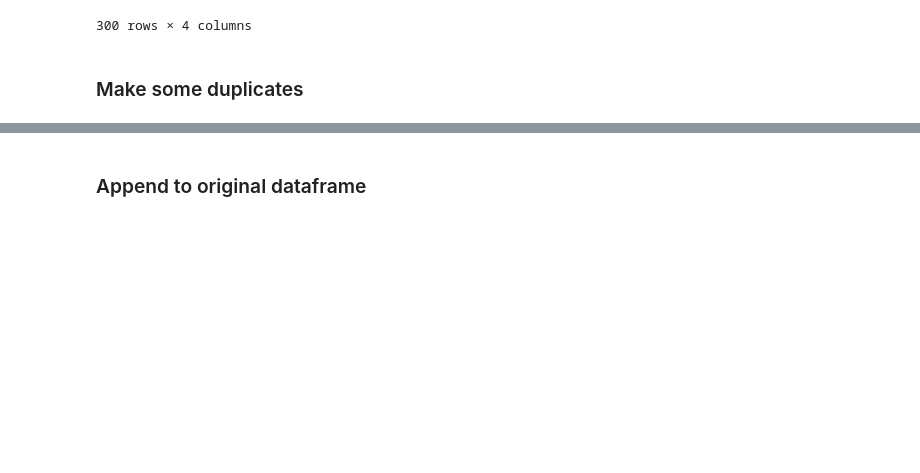
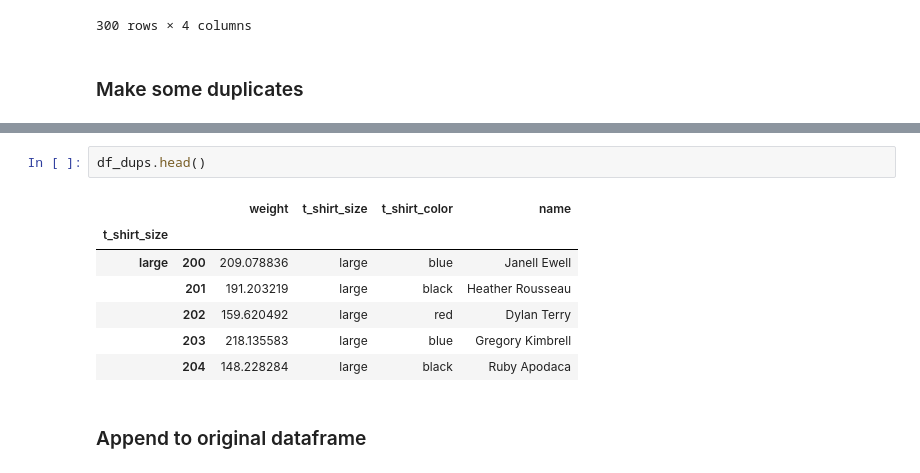
Before and after one commit to CNUClasses/DATA301_CODE, a Jupyter notebook: week_3/31_cleaning_missing_and_duplicate_data.ipynb, the cells around one changed output, grey strips where cells are left out. Drawn from its saved outputs; the diff is of its cells as text; blank space fills up the shorter version.

```diff
--- a/week_3/31_cleaning_missing_and_duplicate_data.ipynb
+++ b/week_3/31_cleaning_missing_and_duplicate_data.ipynb
@@ -84,3 +84,13 @@ df_dups
+# %%
+df_dups.head()
+# %% [output]
+|  |  | weight | t_shirt_size | t_shirt_color | name |
+| t_shirt_size |  |  |  |  |  |
+| large | 200 | 209.078836 | large | blue | Janell Ewell |
+|  | 201 | 191.203219 | large | black | Heather Rousseau |
+|  | 202 | 159.620492 | large | red | Dylan Terry |
+|  | 203 | 218.135583 | large | blue | Gregory Kimbrell |
+|  | 204 | 148.228284 | large | black | Ruby Apodaca |
 # %% [markdown]
 ### Append to original dataframe
 # %%
```
Also changed, not shown: parts of 23 cells of this notebook.
